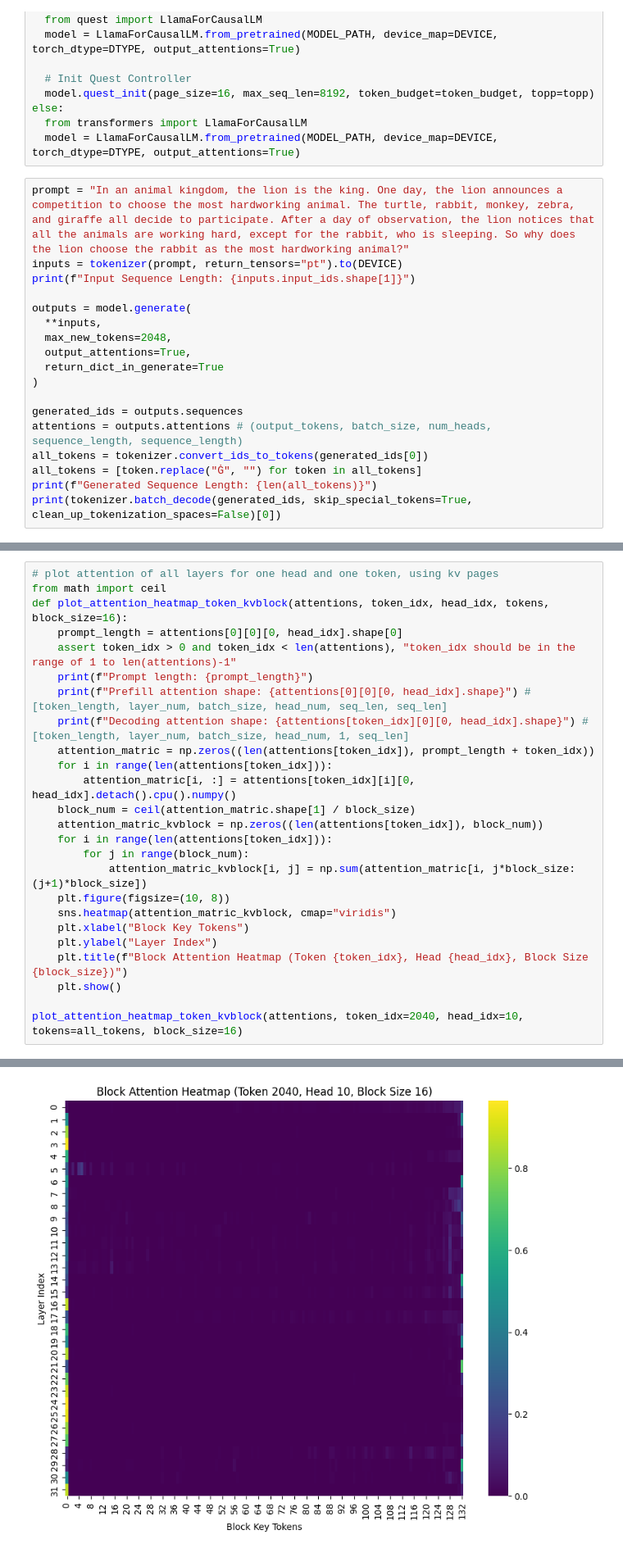
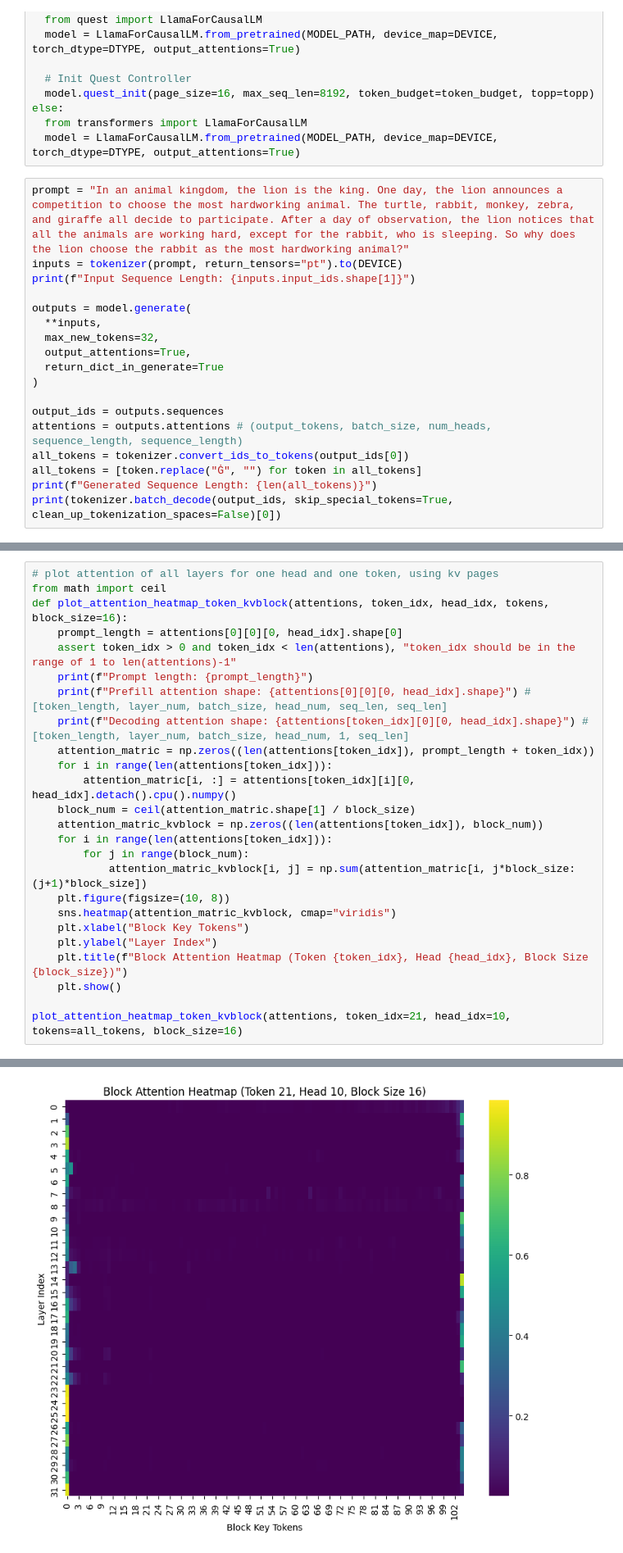
Before and after one commit to Hao-Yu-la/Quest, a Jupyter notebook: scripts/attention_analyse/attention_visual.ipynb, the cells around one changed output, grey strips where cells are left out. Shown: that part at 82% size. Cells and saved outputs as stored; diff of their text form.

Commit message:
[skip]

```diff
--- a/scripts/attention_analyse/attention_visual.ipynb
+++ b/scripts/attention_analyse/attention_visual.ipynb
@@ -31,17 +31,17 @@ print(f"Input Sequence Length: {inputs.input_ids.shape[1]}")
 
 outputs = model.generate(
   **inputs,
-  max_new_tokens=2048,
+  max_new_tokens=32,
   output_attentions=True,
   return_dict_in_generate=True
 )
 
-generated_ids = outputs.sequences
+output_ids = outputs.sequences
 attentions = outputs.attentions # (output_tokens, batch_size, num_heads, sequence_length, sequence_length)
-all_tokens = tokenizer.convert_ids_to_tokens(generated_ids[0])
+all_tokens = tokenizer.convert_ids_to_tokens(output_ids[0])
 all_tokens = [token.replace("Ġ", "") for token in all_tokens]
 print(f"Generated Sequence Length: {len(all_tokens)}")
-print(tokenizer.batch_decode(generated_ids, skip_special_tokens=True, clean_up_tokenization_spaces=False)[0])
+print(tokenizer.batch_decode(output_ids, skip_special_tokens=True, clean_up_tokenization_spaces=False)[0])
 # %% [output]
 Setting `pad_token_id` to `eos_token_id`:None for open-end generation.
 Input Sequence Length: 87
@@ -175,5 +170,5 @@ def plot_attention_heatmap_token_kvblock(attentions, token_idx, head_idx, tokens
     plt.title(f"Block Attention Heatmap (Token {token_idx}, Head {head_idx}, Block Size {block_size})")
     plt.show()
 
-plot_attention_heatmap_token_kvblock(attentions, token_idx=2040, head_idx=10, tokens=all_tokens, block_size=16)
+plot_attention_heatmap_token_kvblock(attentions, token_idx=21, head_idx=10, tokens=all_tokens, block_size=16)
 # %% [output]
@@ -183 +178 @@ Decoding attention shape: torch.Size([1, 2127])
-[figure, old version]
+[figure, new version]
```
Also changed, not shown: parts of 5 cells of this notebook, 7 other files.
